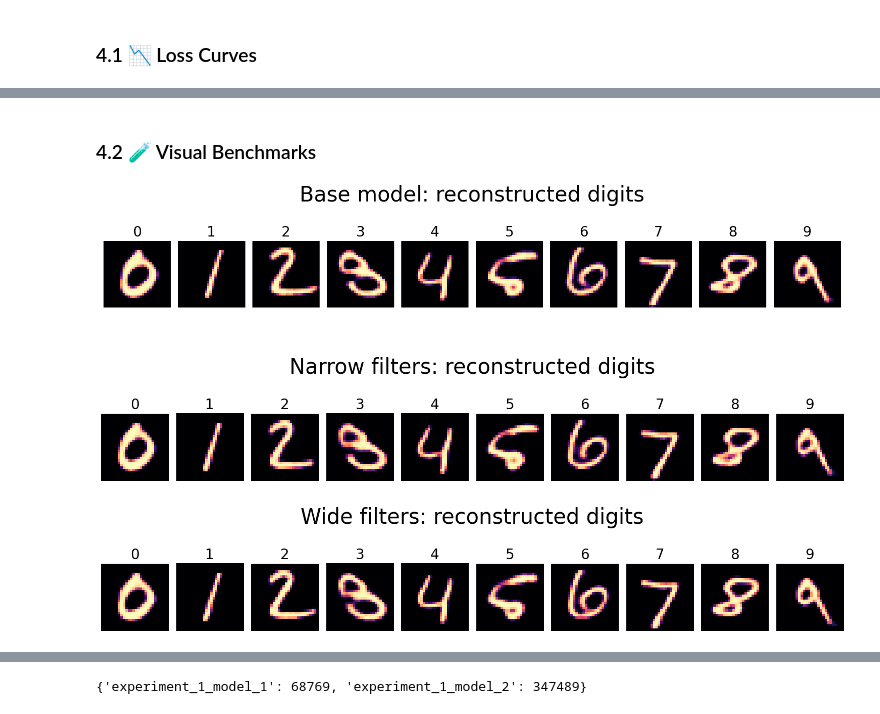
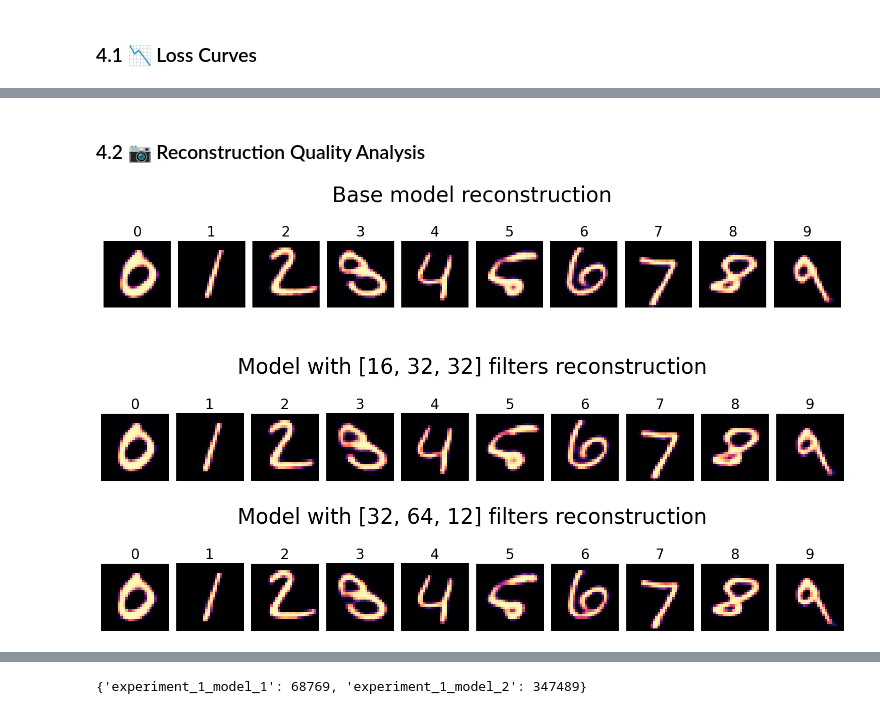
Before and after one commit to vlad-uve/CAE-MNIST, a Jupyter notebook: notebooks/CAE_experiment_1(filters).ipynb, the cells around one changed output, grey strips where cells are left out. Saved outputs shown, nothing was run; the diff lists cells and outputs as text; code cells hidden in the pictures.

```diff
--- a/notebooks/CAE_experiment_1(filters).ipynb
+++ b/notebooks/CAE_experiment_1(filters).ipynb
@@ -343,5 +325,5 @@ To https://github.com/vlad-uve/CAE-MNIST.git
 # %% [markdown]
-### 4.2 🧪 Visual Benchmarks
+### 4.2 📷 Reconstruction Quality Analysis
 # %%
 # get sample images and labels
 sample_images, sample_labels = get_image_samples(base_validation_dataloader)
@@ -351,25 +333,25 @@ experiment_1_reconstructions=get_experiment_reconstructions(experiment_1_models,
 # %%
 # display original benchmark images
 display(Image(filename='/content/CAE-MNIST/outputs/base_model_files/base_image_reconstruction.png'))
 print('\n')
 
 # display reconstructions from experiment
 experiment_1_reconstruction_figures = plot_experiment_reconstructions(
     experiment_1_reconstructions,
     sample_labels,
     title_list=[
-        'Narrow filters:',
-        'Wide filters:'
+        'Model with [16, 32, 32] filters',
+        'Model with [32, 64, 12] filters'
         ]
     )
 
 for idx, fig in enumerate(experiment_1_reconstruction_figures):
 
   fig.savefig(f"CAE-MNIST/outputs/experiment_1_files/experiment_1_image_reconstruction_{idx+1}.png")
 # %% [output]
-[figure, old version]
+[figure, new version]
-[figure, old version]
+[figure, new version]
-[figure, old version]
+[figure, new version]
 # %%
 #manually add and push experiment 1 reconstruction images to Git repository
 for idx, _ in enumerate(experiment_1_reconstruction_figures):
```
Also changed, not shown: parts of 18 cells of this notebook.
